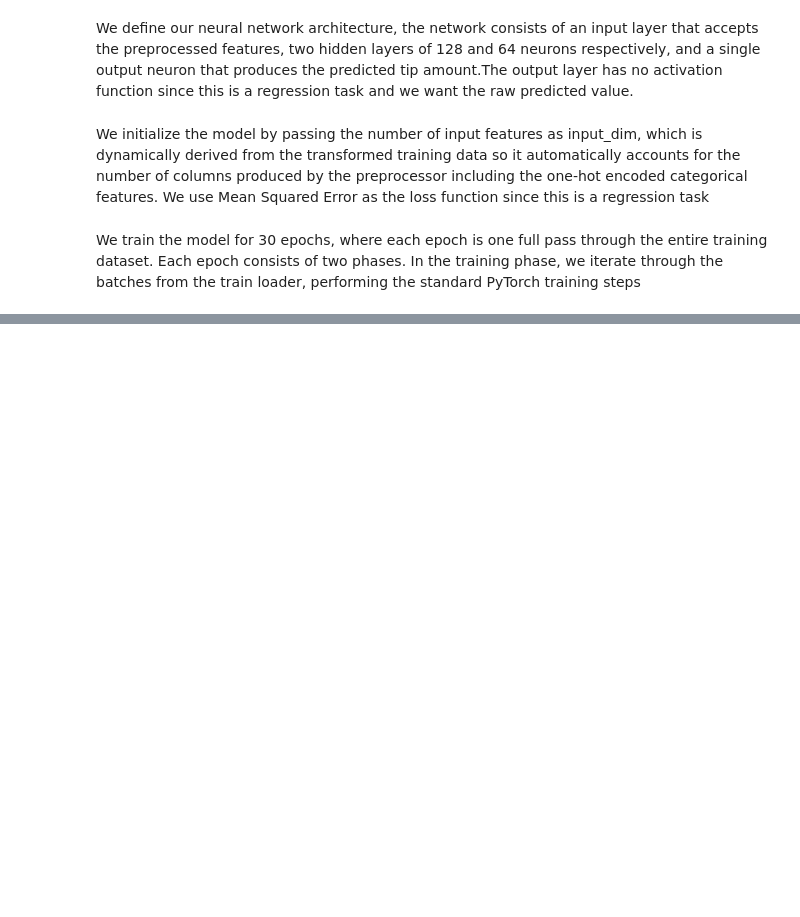
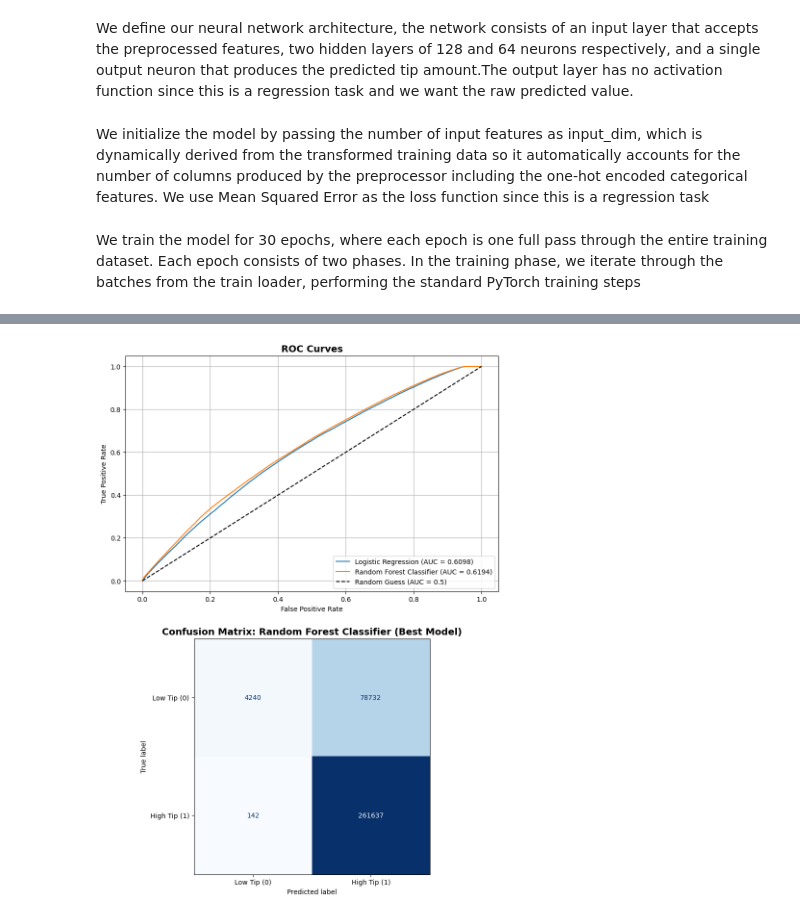
Before and after one commit to Battler08/COMP3610A2, a Jupyter notebook: assignment2.ipynb, the cells around one changed output, grey strips where cells are left out. Cells and saved outputs as stored; diff of their text form; code cells hidden in the pictures; blank space fills up the shorter version.

```diff
--- a/assignment2.ipynb
+++ b/assignment2.ipynb
@@ -979,0 +998,35 @@ plt.show()
+# %%
+from sklearn.metrics import roc_curve, auc, confusion_matrix, ConfusionMatrixDisplay
+fig, axes = plt.subplots(2, 1, figsize=(10, 14))
+
+
+models = {
+    "Logistic Regression": log_reg,
+    "Random Forest Classifier": rf_clf
+}
+
+for name, model in models.items():
+    probs = model.predict_proba(X_val)[:, 1]
+    fpr, tpr, _ = roc_curve(y_val_clf, probs)
+    roc_auc = auc(fpr, tpr)
+    axes[0].plot(fpr, tpr, label=f"{name} (AUC = {roc_auc:.4f})")
+
+
+axes[0].plot([0, 1], [0, 1], 'k--', label="Random Guess (AUC = 0.5)")
+axes[0].set_title("ROC Curves", fontsize=14, fontweight='bold')
+axes[0].set_xlabel("False Positive Rate")
+axes[0].set_ylabel("True Positive Rate")
+axes[0].legend(loc="lower right")
+axes[0].grid(True)
+
+
+best_model = rf_clf
+y_pred_best = best_model.predict(X_val)
+cm = confusion_matrix(y_val_clf, y_pred_best)
+disp = ConfusionMatrixDisplay(confusion_matrix=cm, display_labels=["Low Tip (0)", "High Tip (1)"])
+disp.plot(ax=axes[1], colorbar=False, cmap='Blues')
+axes[1].set_title("Confusion Matrix: Random Forest Classifier (Best Model)", fontsize=14, fontweight='bold')
+
+plt.show()
+# %% [output]
+[figure, added]
```
Also changed, not shown: parts of 20 cells of this notebook.
